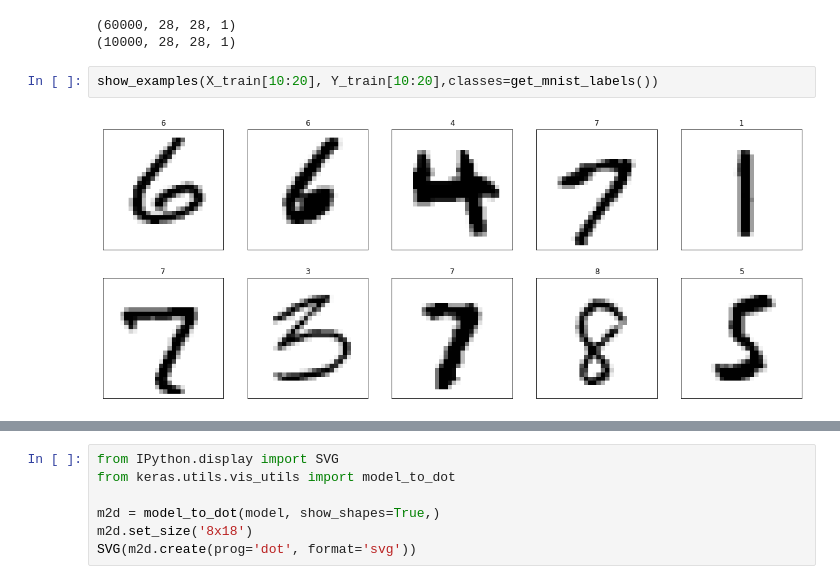
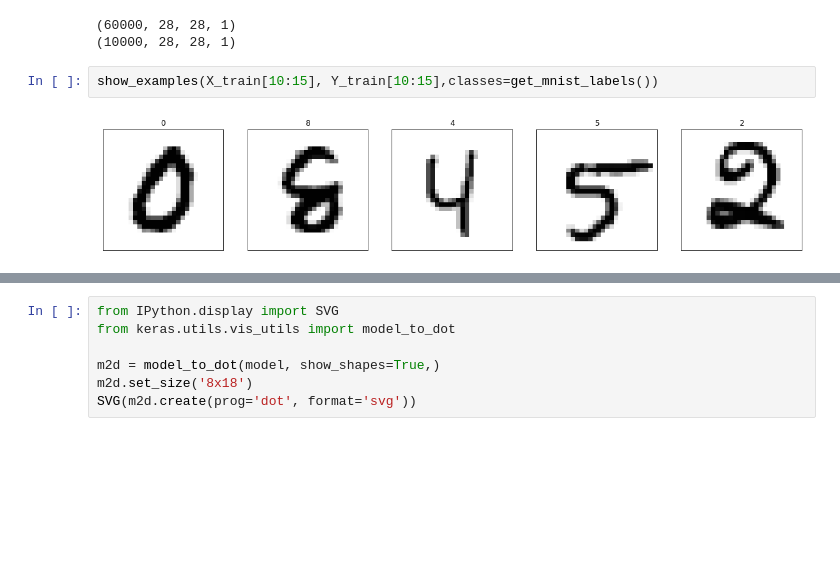
Before and after one commit to faizanahemad/eva, a Jupyter notebook: assignment-4/1st_CandidateArchitectures.ipynb, the cells around one changed output, grey strips where cells are left out. Cells and saved outputs as stored; diff of their text form; blank space fills up the shorter version.

```diff
--- a/assignment-4/1st_CandidateArchitectures.ipynb
+++ b/assignment-4/1st_CandidateArchitectures.ipynb
@@ -38,6 +45,6 @@ print(X_test.shape)
 (60000, 28, 28, 1)
 (10000, 28, 28, 1)
 # %%
-show_examples(X_train[10:20], Y_train[10:20],classes=get_mnist_labels())
+show_examples(X_train[10:15], Y_train[10:15],classes=get_mnist_labels())
 # %% [output]
-[figure, old version]
+[figure, new version]
```
Also changed, not shown: parts of 18 cells of this notebook.
